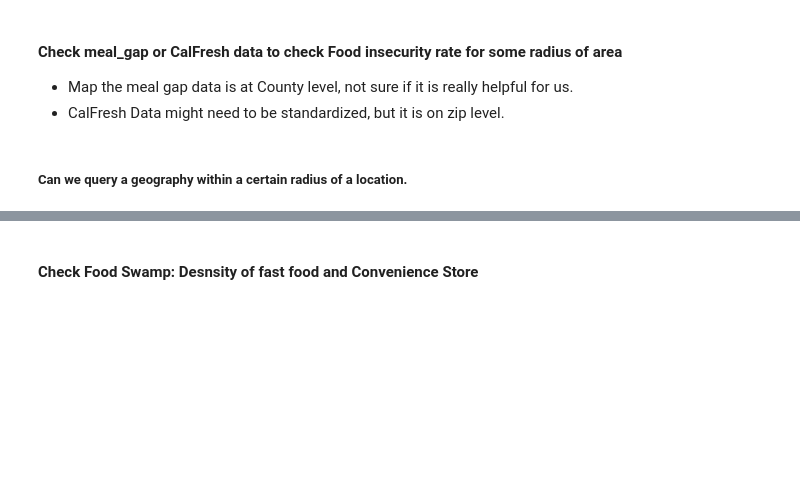
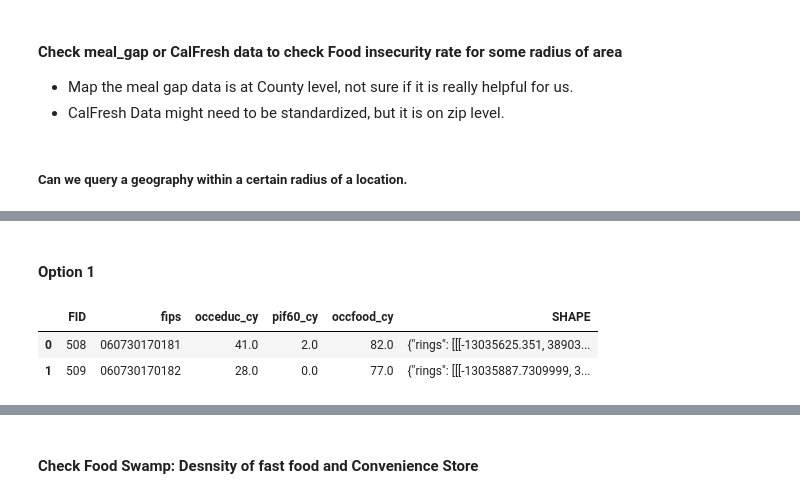
Before and after one commit to amoltkale/ai_chatbot_food_knowledge_graph, a Jupyter notebook: arc_gis/location_questions_answers/question_strategy.ipynb, the cells around one changed output, grey strips where cells are left out. Cells and saved outputs as stored; diff of their text form; code cells hidden in the pictures; blank space fills up the shorter version.

```diff
--- a/arc_gis/location_questions_answers/question_strategy.ipynb
+++ b/arc_gis/location_questions_answers/question_strategy.ipynb
@@ -23,0 +27,8 @@ from utils import get_config
+# %%
+## Get the relevant block groups
+region_of_interest = 'RANCHO PENASQUITOS'
+region_of_interest = region_of_interest.lower()
+cpa_bg_map = pd.read_csv("../resources/san_diego_county_cpa_blk_grp_map.csv", dtype ='str')
+mask = cpa_bg_map['CPANAME']==region_of_interest
+block_groups_in_region = cpa_bg_map[mask]
+block_groups_in_region_list = block_groups_in_region['fips'].tolist()
@@ -23,0 +48,24 @@ from utils import get_config
+# %% [markdown]
+#### Option 1
+# %%
+# Query the block group for respective variables and feature layer.
+variables = "demographics"
+if variables=="demographics":
+    url = "https://services1.arcgis.com/eGSDp8lpKe5izqVc/arcgis/rest/services/aff1b6/FeatureServer/0"
+ft_lyr = FeatureLayer(gis=gis,
+                       url=url)
+out_fields = ["fips", "occeduc_cy","pif60_cy","OCCFOOD_CY"]
+# %%
+where = "fips IN (" + ",".join(block_groups_in_region_list) + ")"
+#print(where)
+result_rows = ft_lyr.query(
+    where=where,
+    out_fields=out_fields,
+    return_geometry=True,
+    as_df=True,
+)
+result_rows.head(2)
+# %% [output]
+|  | FID | fips | occeduc_cy | pif60_cy | occfood_cy | SHAPE |
+| 0 | 508 | 060730170181 | 41.0 | 2.0 | 82.0 | {"rings": [[[-13035625.351, 38903... |
+| 1 | 509 | 060730170182 | 28.0 | 0.0 | 77.0 | {"rings": [[[-13035887.7309999, 3... |
```
Also changed, not shown: parts of 16 cells of this notebook, 1 other file.
